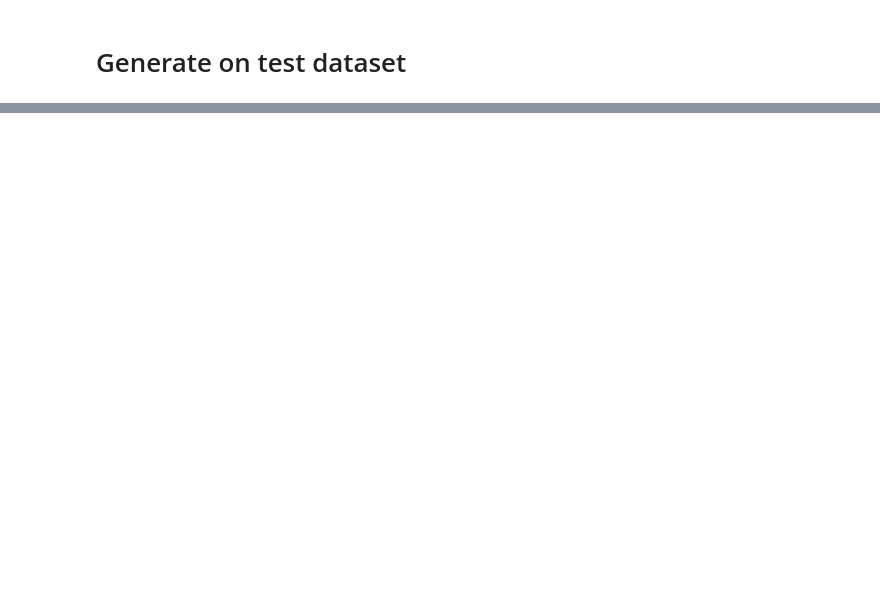
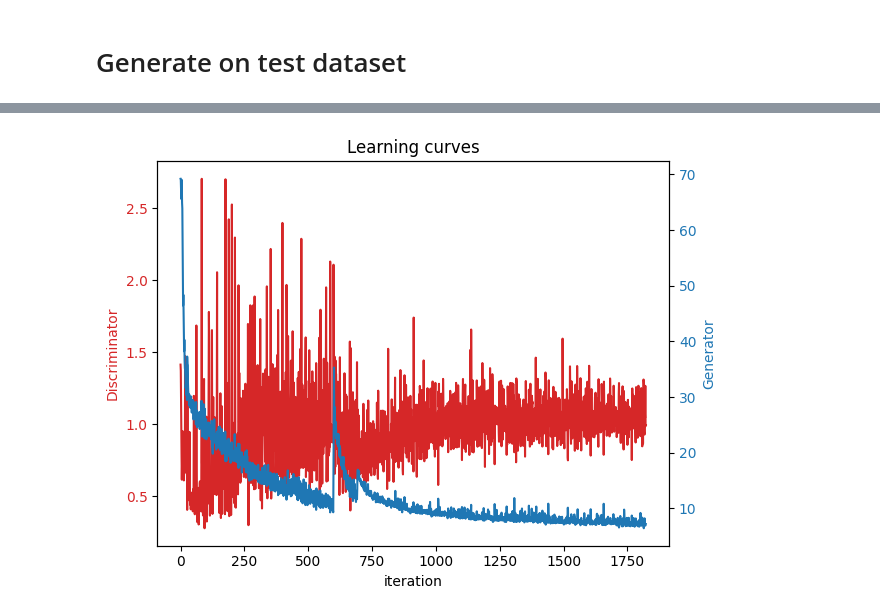
Before and after one commit to djadkin/Kitti-Lidar2Pix-GAN, a Jupyter notebook: notebooks/Lidar2Pix.ipynb, the cells around one changed output, grey strips where cells are left out. Drawn from its saved outputs; the diff is of its cells as text; code cells hidden in the pictures; blank space fills up the shorter version.

```diff
--- a/notebooks/Lidar2Pix.ipynb
+++ b/notebooks/Lidar2Pix.ipynb
@@ -521,29 +532,31 @@ show_results(display_data, clip=100, save=True)
 # %%
 import numpy as np
 import matplotlib.pyplot as plt
-with open('p2p_losses_.txt') as f:
+with open('p2p_losses.txt') as f:
     lines = f.readlines()
 p2p_losses = []
 for line in lines:
     line = line.strip('\n').split(',')
     D_loss = float(line[2])
     G_loss = float(line[3])
     p2p_losses.append([D_loss, G_loss])
 
 p2p_losses = np.array(p2p_losses)
 fig, ax1 = plt.subplots()
 color = 'tab:red'
 ax1.set_xlabel('iteration')
 ax1.set_ylabel('Discriminator', color=color)
 ax1.plot(p2p_losses[:, 0], color=color)
 ax1.tick_params(axis='y', labelcolor=color)
 
 ax2 = ax1.twinx()
 
 color = 'tab:blue'
 ax2.set_ylabel('Generator', color=color)
 ax2.plot(p2p_losses[:,1], color=color)
 ax2.tick_params(axis='y', labelcolor=color)
 ax2.set_title('Learning curves')
 fig.tight_layout()
 plt.show()
+# %% [output]
+[figure, added]
```
Also changed, not shown: parts of 5 cells of this notebook.
